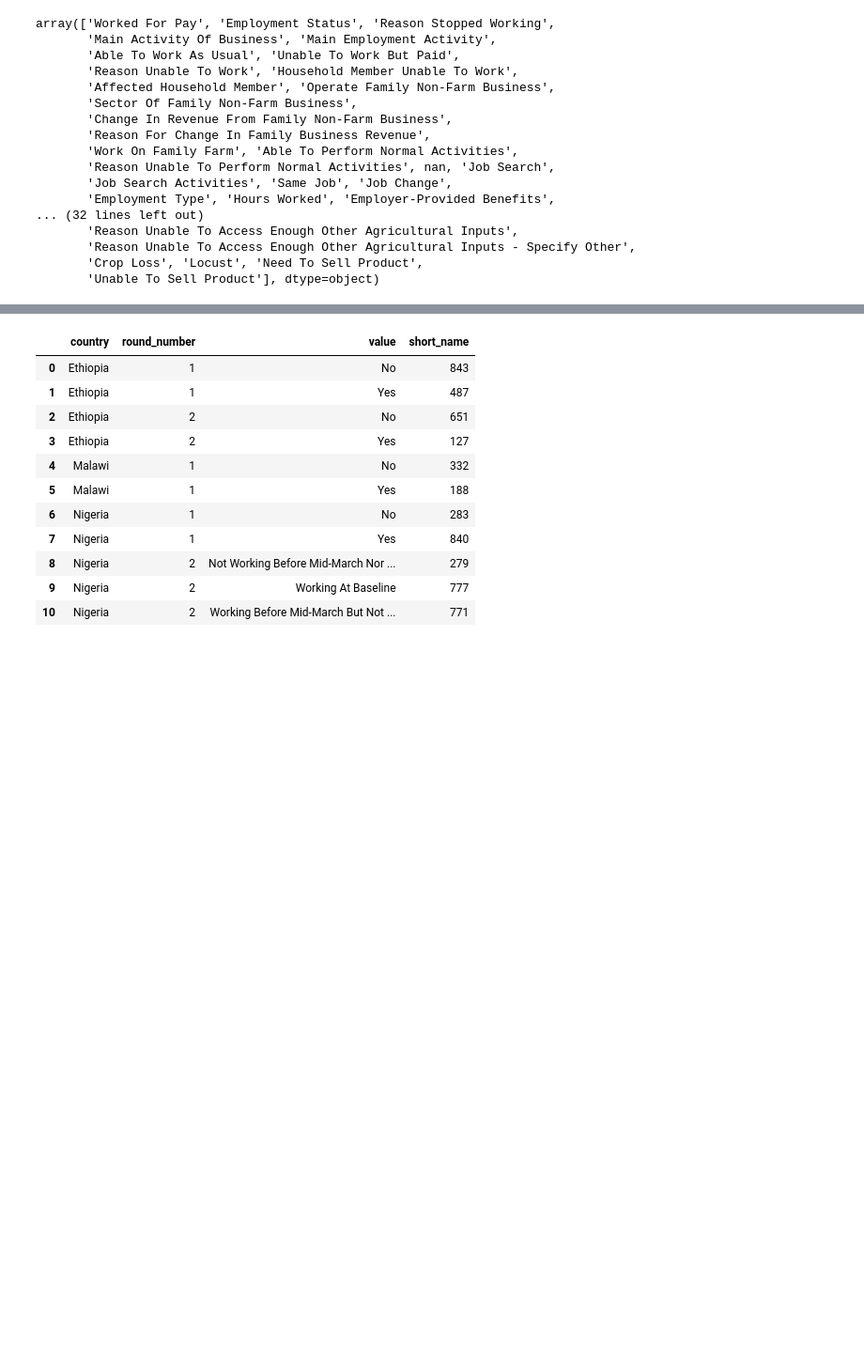
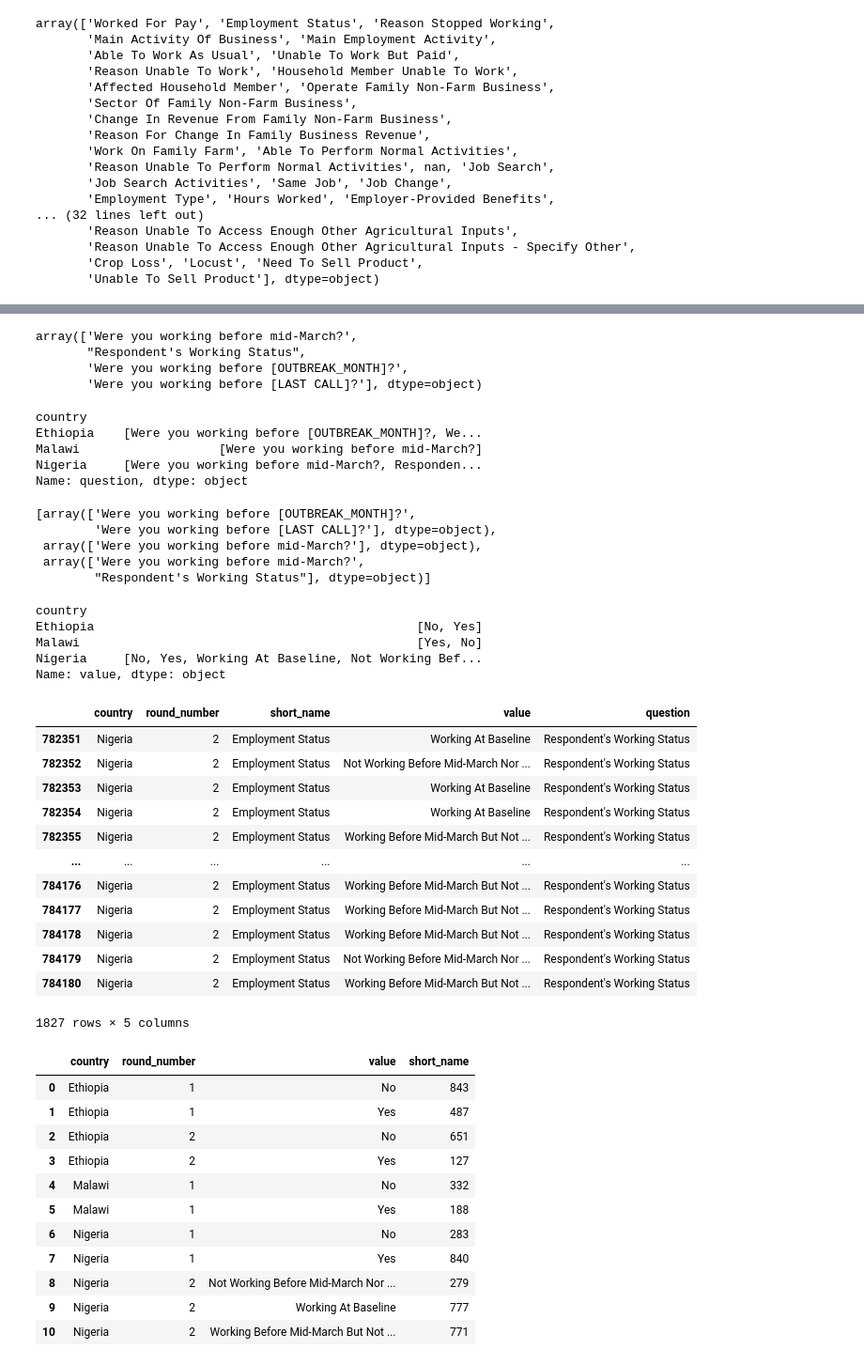
Before and after one commit to paultanger/COVID_SMEs, a Jupyter notebook: SME_data_EDA.ipynb, the cells around one changed output, grey strips where cells are left out. Shown at 94% size. Saved outputs shown, nothing was run; the diff lists cells and outputs as text; code cells hidden in the pictures; blank space fills up the shorter version.

```diff
--- a/SME_data_EDA.ipynb
+++ b/SME_data_EDA.ipynb
@@ -181,8 +188,59 @@ data_employment_short = data_employment_short[~data_employment_short['value'].is
 # %%
 # just one question to check
-data_employment_short1 = data_employment_short[['country', 'round_number', 'short_name', 'value']]
+data_employment_short1 = data_employment_short[['country', 'round_number', 'short_name', 'value', 'question']]
 # %%
 data_employment_short1 = data_employment_short1[data_employment_short1['short_name'] == 'Employment Status']
+# %%
+# what questions are in this short name?
+data_employment_short1['question'].unique()
+# %% [output]
+array(['Were you working before mid-March?',
+       "Respondent's Working Status",
+       'Were you working before [OUTBREAK_MONTH]?',
+       'Were you working before [LAST CALL]?'], dtype=object)
+# %%
+# ok, which countries asked which question
+questions_list = list(data_employment_short1.groupby('country')['question'].unique())
+data_employment_short1.groupby('country')['question'].unique()
+# %% [output]
+country
+Ethiopia    [Were you working before [OUTBREAK_MONTH]?, We...
+Malawi                   [Were you working before mid-March?]
+Nigeria     [Were you working before mid-March?, Responden...
+Name: question, dtype: object
+# %%
+questions_list
+# %% [output]
+[array(['Were you working before [OUTBREAK_MONTH]?',
+        'Were you working before [LAST CALL]?'], dtype=object),
+ array(['Were you working before mid-March?'], dtype=object),
+ array(['Were you working before mid-March?',
+        "Respondent's Working Status"], dtype=object)]
+# %%
+# and responses?
+data_employment_short1.groupby('country')['value'].unique()
+# %% [output]
+country
+Ethiopia                                            [No, Yes]
+Malawi                                              [Yes, No]
+Nigeria     [No, Yes, Working At Baseline, Not Working Bef...
+Name: value, dtype: object
+# %%
+data_employment_short1[(data_employment_short1['country'] == 'Nigeria') & (data_employment_short1['round_number'] == 2)]
+# %% [output]
+|  | country | round_number | short_name | value | question |
+| 782351 | Nigeria | 2 | Employment Status | Working At Baseline | Respondent's Working Status |
+| 782352 | Nigeria | 2 | Employment Status | Not Working Before Mid-March Nor ... | Respondent's Working Status |
+| 782353 | Nigeria | 2 | Employment Status | Working At Baseline | Respondent's Working Status |
+| 782354 | Nigeria | 2 | Employment Status | Working At Baseline | Respondent's Working Status |
+| 782355 | Nigeria | 2 | Employment Status | Working Before Mid-March But Not ... | Respondent's Working Status |
+| ... | ... | ... | ... | ... | ... |
+| 784176 | Nigeria | 2 | Employment Status | Working Before Mid-March But Not ... | Respondent's Working Status |
+| 784177 | Nigeria | 2 | Employment Status | Working Before Mid-March But Not ... | Respondent's Working Status |
+| 784178 | Nigeria | 2 | Employment Status | Working Before Mid-March But Not ... | Respondent's Working Status |
+| 784179 | Nigeria | 2 | Employment Status | Not Working Before Mid-March Nor ... | Respondent's Working Status |
+| 784180 | Nigeria | 2 | Employment Status | Working Before Mid-March But Not ... | Respondent's Working Status |
+1827 rows × 5 columns
 # %%
 grouped1 = data_employment_short1.groupby(['country', 'round_number', 'value']).agg('count').reset_index()
 # %%
```
Also changed, not shown: parts of 5 cells of this notebook.
